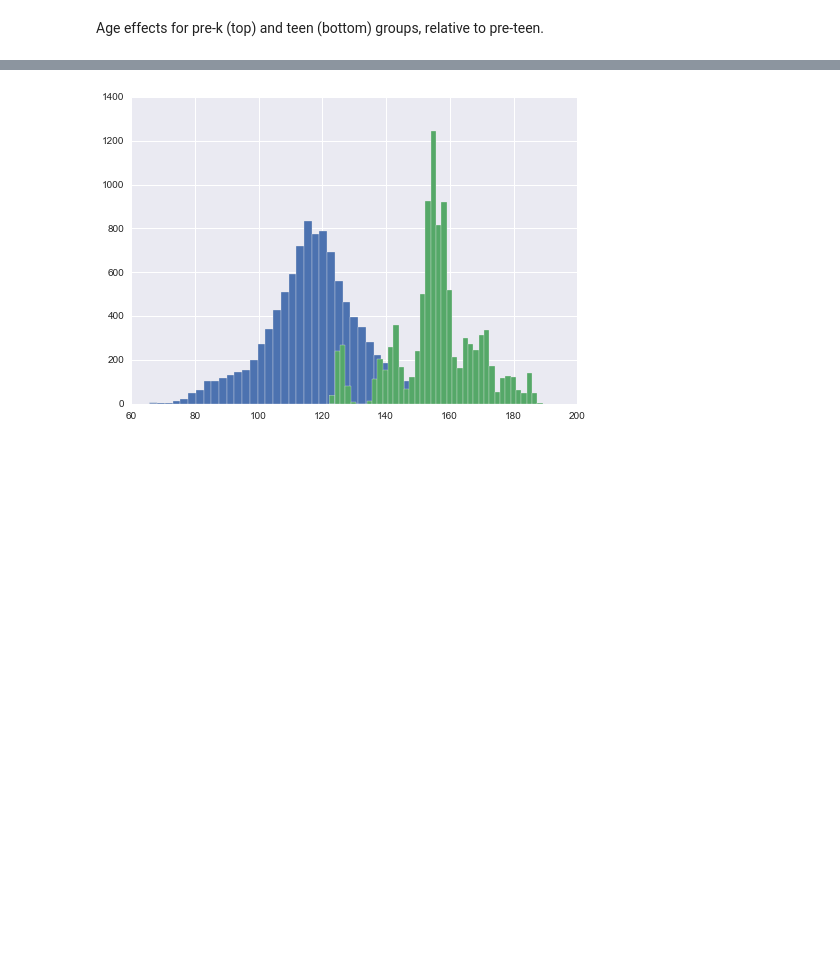
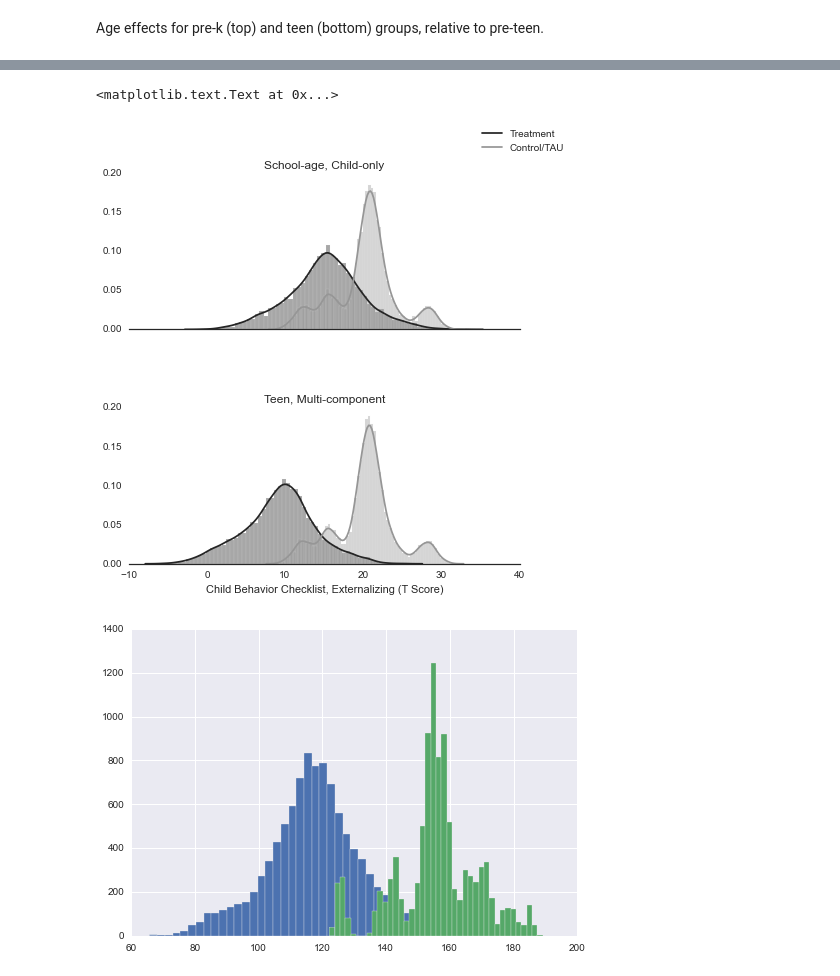
Before and after one commit to fonnesbeck/disruptive_behavior_disorder_MA, a Jupyter notebook: Disruptive Behavior Disorder Meta-analysis.ipynb, the cells around one changed output, grey strips where cells are left out. Drawn from its saved outputs; the diff is of its cells as text; code cells hidden in the pictures; blank space fills up the shorter version.

```diff
--- a/Disruptive Behavior Disorder Meta-analysis.ipynb
+++ b/Disruptive Behavior Disorder Meta-analysis.ipynb
@@ -763,3 +864,23 @@ x = np.random.choice(analysis_subset[analysis_subset.measure_instrument==unique_
+# %%
+sb.set(style="white", palette="muted")
+sb.despine(left=True)
+
+bl, am, gr, fg = ["windows blue", "amber", "greyish", "faded green"]
+
+sb.distplot(x2 + school_child_pred.trace(), color='#252525', ax=ax1)
+sb.distplot(x2 + baseline.trace()[:, 2], color='#969696', ax=ax1);
+ax1.set_title("School-age, Child-only")
+
+f.legend(ax1.lines, ['Treatment', 'Control/TAU'])
+
+sb.distplot(x2 + teen_multi_pred.trace(), color='#252525', ax=ax2)
+sb.distplot(x2 + baseline.trace()[:, 2] + alpha_age.trace()[:,1], color='#969696', ax=ax2);
+ax2.set_title("Teen, Multi-component")
+
+ax2.set_xlabel(unique_measures[2])
+# %% [output]
+<matplotlib.text.Text at 0x...>
+[figure, added]
 # %%
 plt.hist(x + prek_multi_pred.trace(), bins=40)
 plt.hist(x + baseline.trace()[:, 0] + alpha_age.trace()[:, 0], bins=40);
```
Also changed, not shown: parts of 41 cells of this notebook.
